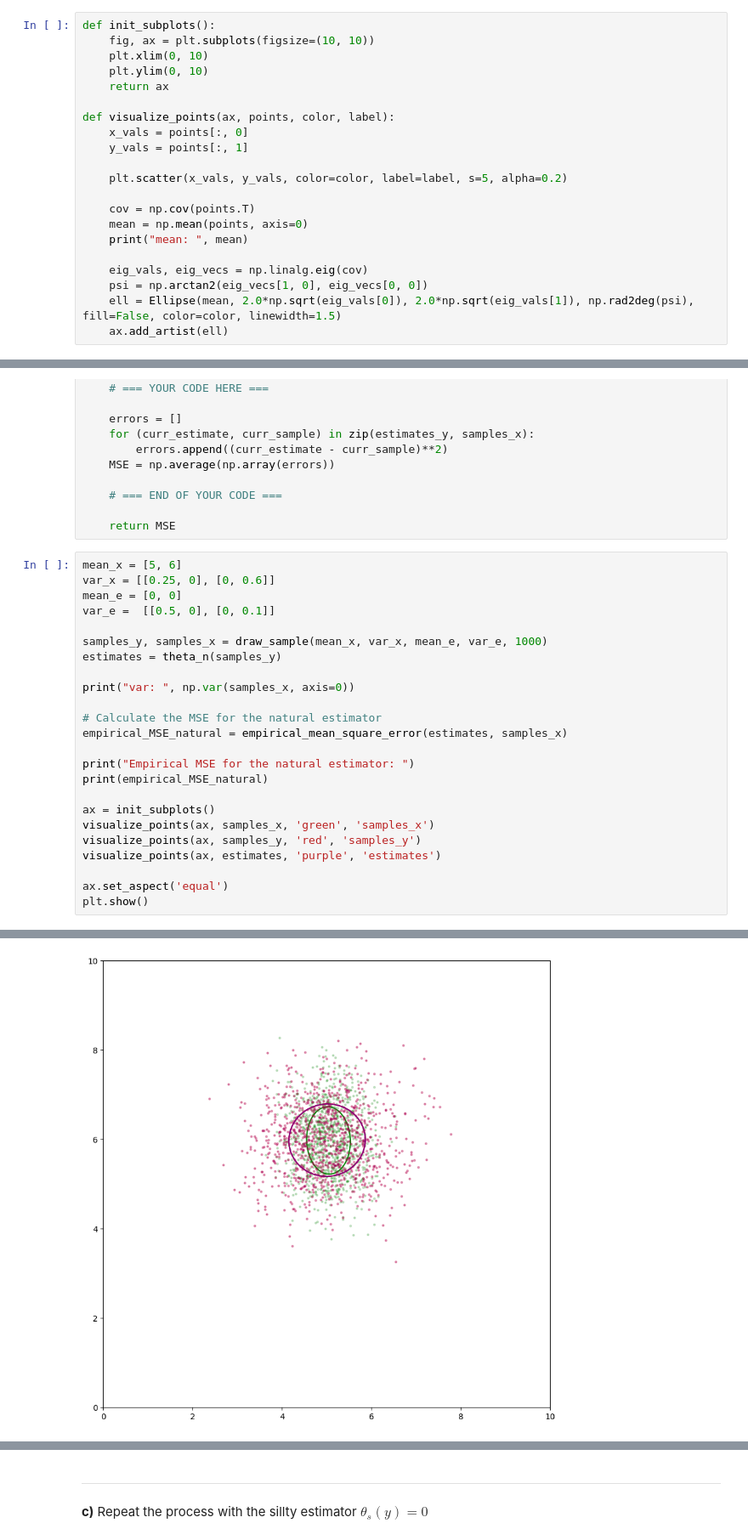
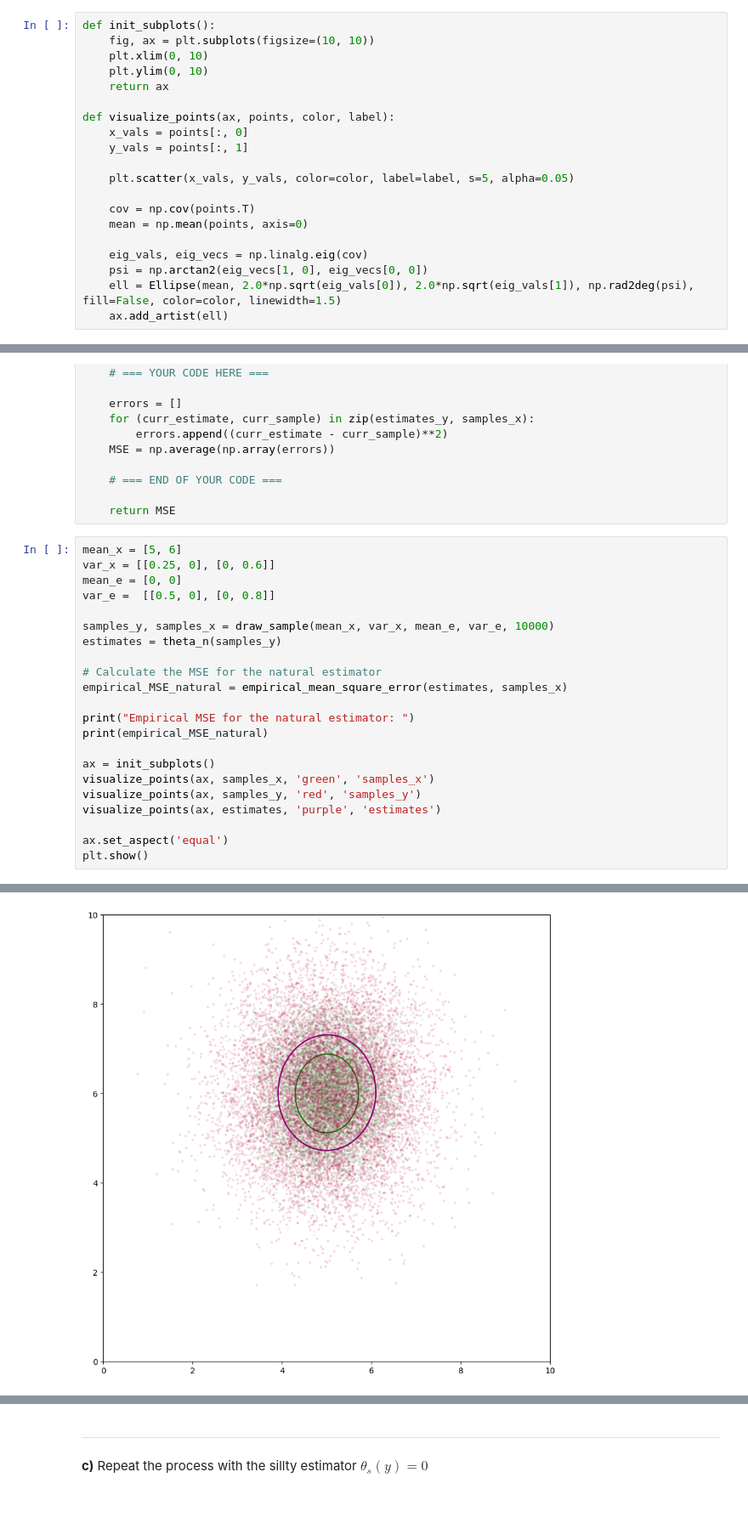
Before and after one commit to derMacon/ss23_sensor-data-fusion, a Jupyter notebook: jupyter-notebooks/exercises-self-created/ex06_problems_modified.ipynb, the cells around one changed output, grey strips where cells are left out. Shown at 85% size. Cells and saved outputs as stored; diff of their text form; blank space fills up the shorter version.

```diff
--- a/jupyter-notebooks/exercises-self-created/ex06_problems_modified.ipynb
+++ b/jupyter-notebooks/exercises-self-created/ex06_problems_modified.ipynb
@@ -79,11 +79,10 @@ def visualize_points(ax, points, color, label):
     x_vals = points[:, 0]
     y_vals = points[:, 1]
 
-    plt.scatter(x_vals, y_vals, color=color, label=label, s=5, alpha=0.2)
+    plt.scatter(x_vals, y_vals, color=color, label=label, s=5, alpha=0.05)
 
     cov = np.cov(points.T)
     mean = np.mean(points, axis=0)
-    print("mean: ", mean)
 
     eig_vals, eig_vecs = np.linalg.eig(cov)
     psi = np.arctan2(eig_vecs[1, 0], eig_vecs[0, 0])
@@ -154,12 +153,10 @@ def empirical_mean_square_error(estimates_y, samples_x):
 mean_x = [5, 6]
 var_x = [[0.25, 0], [0, 0.6]]
 mean_e = [0, 0]
-var_e =  [[0.5, 0], [0, 0.1]]
+var_e =  [[0.5, 0], [0, 0.8]]
 
-samples_y, samples_x = draw_sample(mean_x, var_x, mean_e, var_e, 1000)
+samples_y, samples_x = draw_sample(mean_x, var_x, mean_e, var_e, 10000)
 estimates = theta_n(samples_y)
-
-print("var: ", np.var(samples_x, axis=0))
 
 # Calculate the MSE for the natural estimator
 empirical_MSE_natural = empirical_mean_square_error(estimates, samples_x)
@@ -184 +177 @@ mean:  [5.00766273 5.98319318]
-[figure, old version]
+[figure, new version]
```
Also changed, not shown: parts of 7 cells of this notebook.
